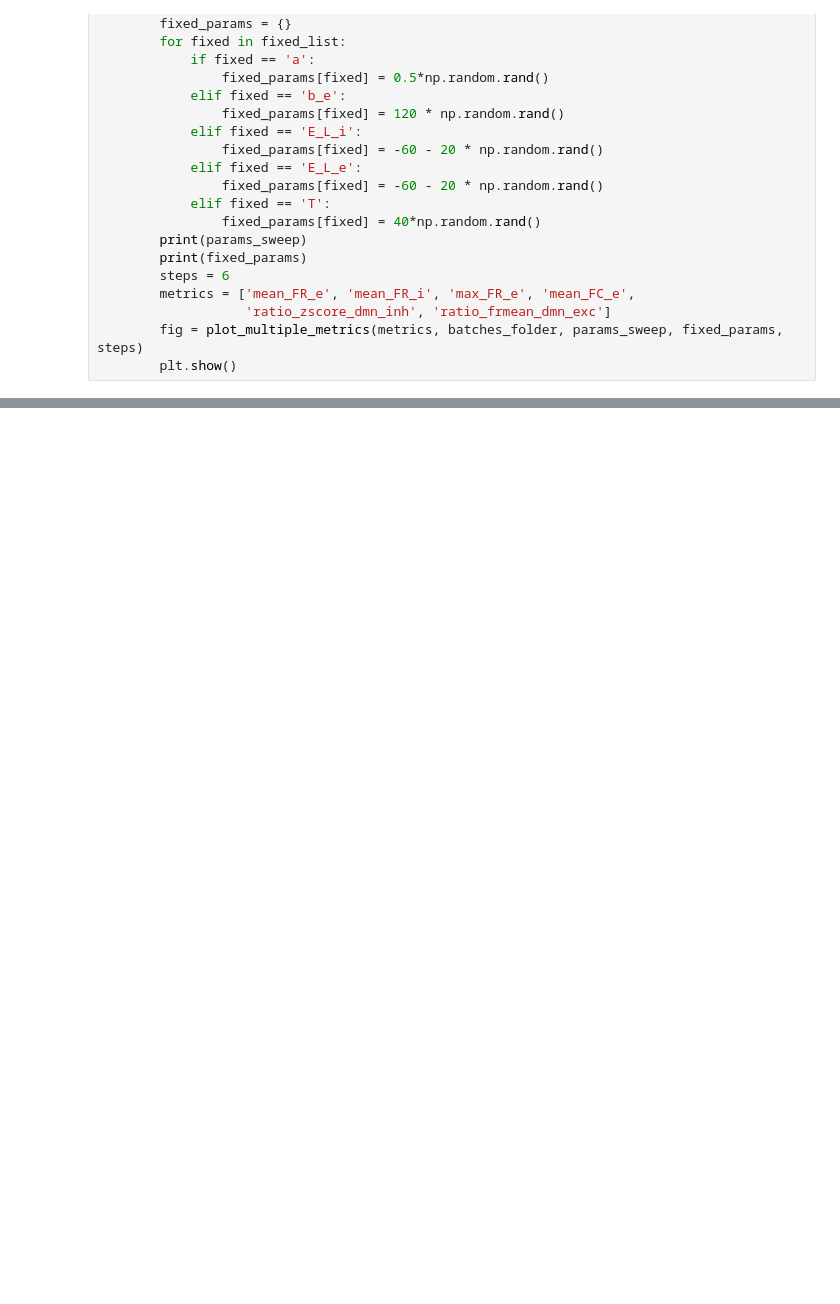
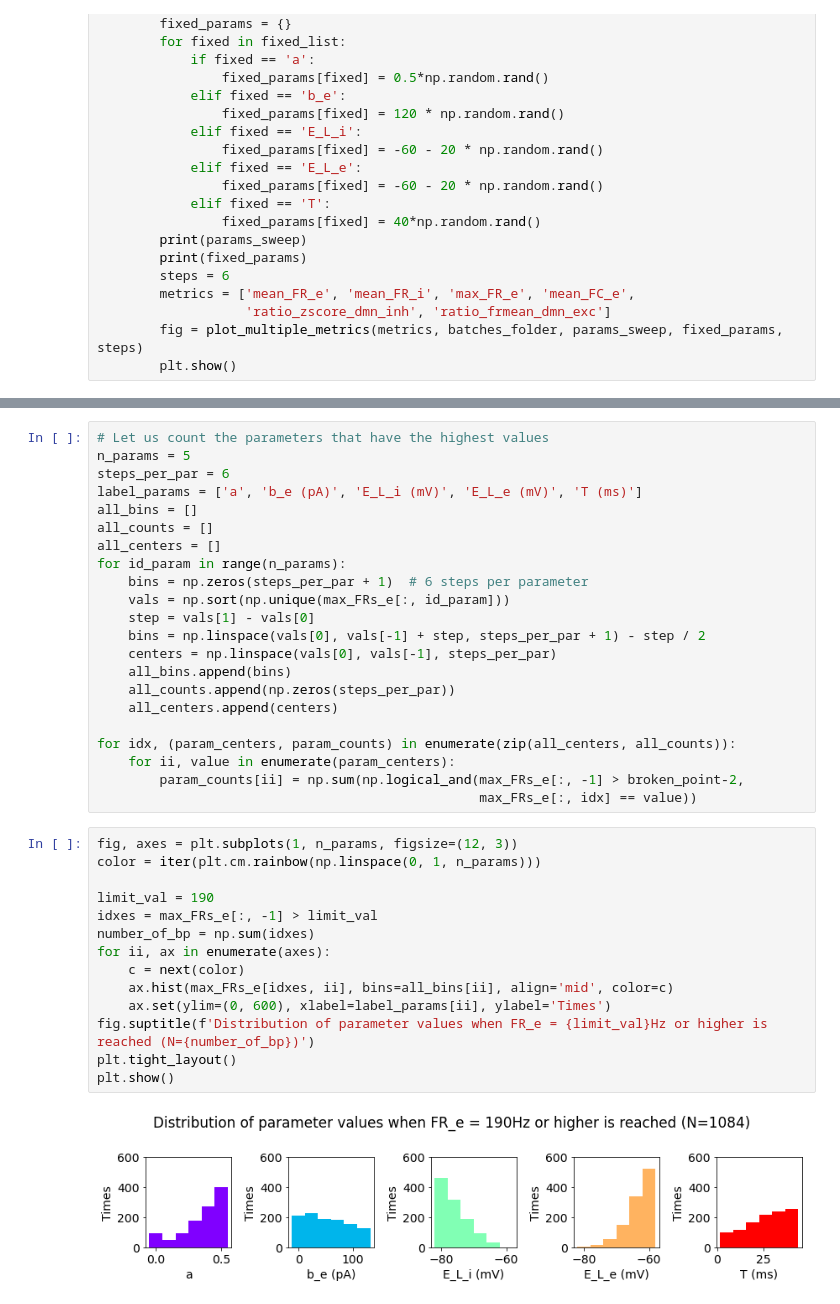
Before and after one commit to davidaquilue/TVBAdEx_ParSweep, a Jupyter notebook: Analyze_Results_JUSUF.ipynb, the cells around one changed output, grey strips where cells are left out. Saved outputs shown, nothing was run; the diff lists cells and outputs as text; blank space fills up the shorter version.

```diff
--- a/Analyze_Results_JUSUF.ipynb
+++ b/Analyze_Results_JUSUF.ipynb
@@ -109,0 +137,38 @@ if execute:
+# %%
+# Let us count the parameters that have the highest values
+n_params = 5
+steps_per_par = 6
+label_params = ['a', 'b_e (pA)', 'E_L_i (mV)', 'E_L_e (mV)', 'T (ms)']
+all_bins = []
+all_counts = []
+all_centers = []
+for id_param in range(n_params):
+    bins = np.zeros(steps_per_par + 1)  # 6 steps per parameter
+    vals = np.sort(np.unique(max_FRs_e[:, id_param]))
+    step = vals[1] - vals[0]
+    bins = np.linspace(vals[0], vals[-1] + step, steps_per_par + 1) - step / 2
+    centers = np.linspace(vals[0], vals[-1], steps_per_par)
+    all_bins.append(bins)
+    all_counts.append(np.zeros(steps_per_par))
+    all_centers.append(centers)
+
+for idx, (param_centers, param_counts) in enumerate(zip(all_centers, all_counts)):
+    for ii, value in enumerate(param_centers):
+        param_counts[ii] = np.sum(np.logical_and(max_FRs_e[:, -1] > broken_point-2,
+                                                 max_FRs_e[:, idx] == value))
+# %%
+fig, axes = plt.subplots(1, n_params, figsize=(12, 3))
+color = iter(plt.cm.rainbow(np.linspace(0, 1, n_params)))
+
+limit_val = 190
+idxes = max_FRs_e[:, -1] > limit_val
+number_of_bp = np.sum(idxes)
+for ii, ax in enumerate(axes):
+    c = next(color)
+    ax.hist(max_FRs_e[idxes, ii], bins=all_bins[ii], align='mid', color=c)
+    ax.set(ylim=(0, 600), xlabel=label_params[ii], ylabel='Times')
+fig.suptitle(f'Distribution of parameter values when FR_e = {limit_val}Hz or higher is reached (N={number_of_bp})')
+plt.tight_layout()
+plt.show()
+# %% [output]
+[figure, added]
```
Also changed, not shown: parts of 7 cells of this notebook, 12 other files.
